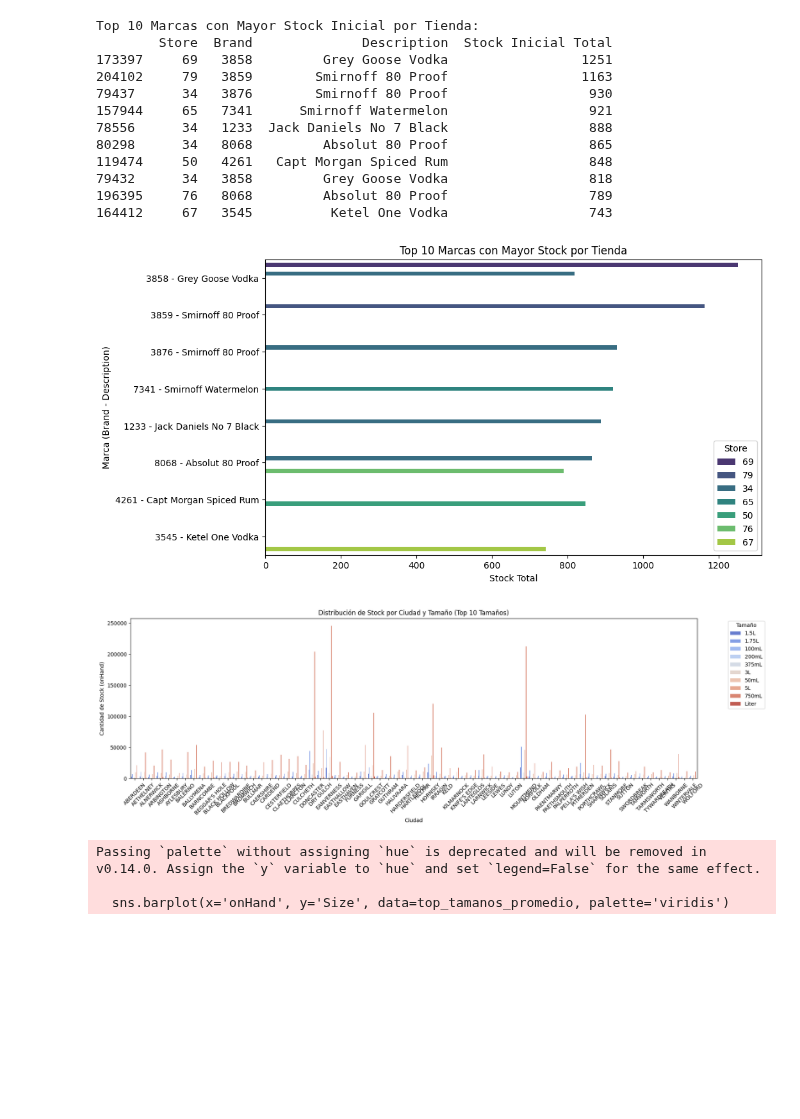
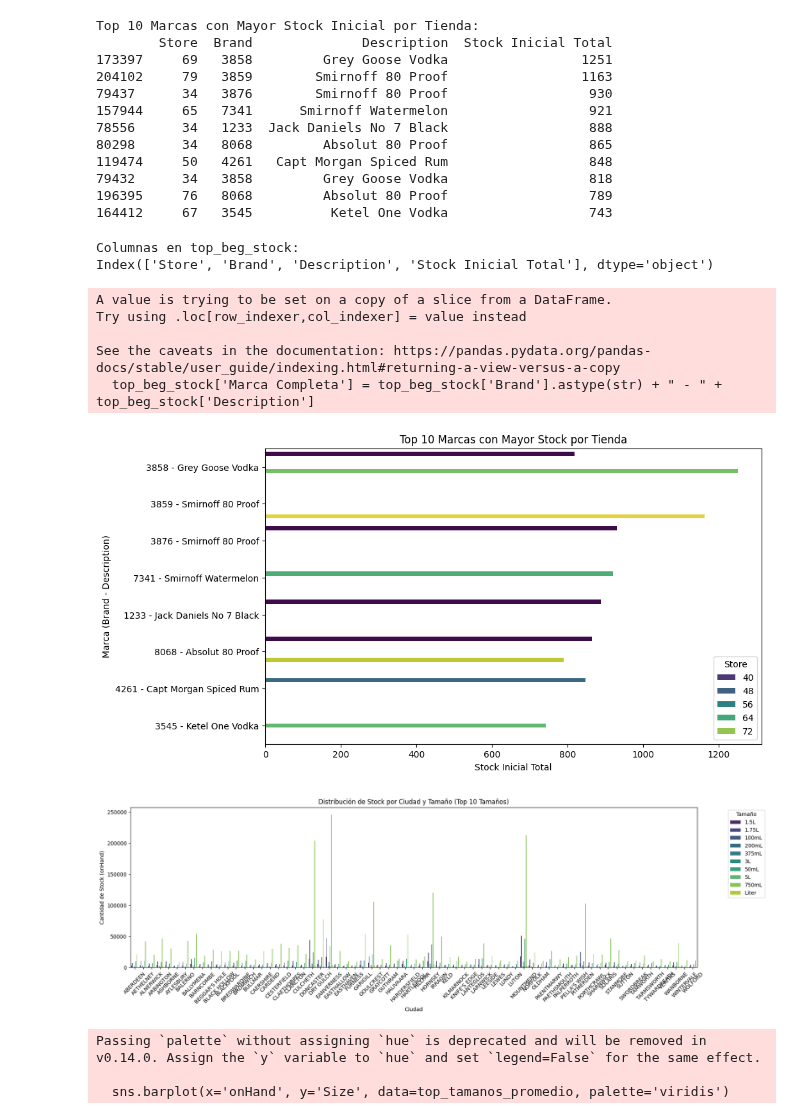
Before and after one commit to danipars/Analisis_Inventario_Distribuidora_Licores_AMCDrinks, a Jupyter notebook: EDA/InventarioInicialTienda.ipynb, the cells around one changed output. Saved outputs shown, nothing was run; the diff lists cells and outputs as text; code cells hidden in the pictures; blank space fills up the shorter version.

Commit message:
segundo update inventarios

```diff
--- a/EDA/InventarioInicialTienda.ipynb
+++ b/EDA/InventarioInicialTienda.ipynb
@@ -247,37 +247,49 @@ Top 10 Marcas con Mayor Stock Inicial por Tienda:
 196395     76   8068         Absolut 80 Proof                  789
 164412     67   3545          Ketel One Vodka                  743
 # %%
+# Verificar los nombres de las columnas en top_beg_stock
+print("Columnas en top_beg_stock:")
+print(top_beg_stock.columns)
+
 # Crear una nueva columna que combine 'Brand' y 'Description' para mostrar en el gráfico
 top_beg_stock['Marca Completa'] = top_beg_stock['Brand'].astype(str) + " - " + top_beg_stock['Description']
 
-# Gráfico de barras horizontales para el top 10 de marcas con mayor stock por tienda
+# Asegúrate de usar el nombre correcto de la columna para el stock
+# Cambia 'Stock Total' por el nombre correcto de la columna que representa el stock total
 plt.figure(figsize=(10, 6))
-sns.barplot(x='Stock Total', y='Marca Completa', hue='Store', data=top_beg_stock, palette='viridis')
+sns.barplot(x='Stock Inicial Total', y='Marca Completa', hue='Store', data=top_beg_stock, palette='viridis')
 
 # Título y etiquetas
 plt.title('Top 10 Marcas con Mayor Stock por Tienda')
-plt.xlabel('Stock Total')
+plt.xlabel('Stock Inicial Total')
 plt.ylabel('Marca (Brand - Description)')
 
 plt.show()
 # %% [output]
+Columnas en top_beg_stock:
+Index(['Store', 'Brand', 'Description', 'Stock Inicial Total'], dtype='object')
+A value is trying to be set on a copy of a slice from a DataFrame.
+Try using .loc[row_indexer,col_indexer] = value instead
+
+See the caveats in the documentation: https://pandas.pydata.org/pandas-docs/stable/user_guide/indexing.html#returning-a-view-versus-a-copy
+  top_beg_stock['Marca Completa'] = top_beg_stock['Brand'].astype(str) + " - " + top_beg_stock['Description']
-[figure, old version]
+[figure, new version]
 # %%
 # Calcular el stock total por tamaño
-stock_por_tamano = df_InventarioInicial.groupby('Size')['onHand'].sum().reset_index()
+stock_por_tamano1 = df_InventarioInicial.groupby('Size')['onHand'].sum().reset_index()
 
 # Seleccionar los 10 tamaños con mayor stock total
-top_tamanos = stock_por_tamano.sort_values(by='onHand', ascending=False).head(10)
+top_tamanos1 = stock_por_tamano1.sort_values(by='onHand', ascending=False).head(10)
 
 # Filtrar el DataFrame original para obtener solo las filas correspondientes a los top 10 tamaños
-df_top_tamanos = df_InventarioInicial[df_InventarioInicial['Size'].isin(top_tamanos['Size'])]
+df_top_tamanos1 = df_InventarioInicial[df_InventarioInicial['Size'].isin(top_tamanos1['Size'])]
 
 # Agrupar por 'City' y 'Size', y sumar el stock
-stock_por_ciudad_y_tamano = df_top_tamanos.groupby(['City', 'Size'])['onHand'].sum().reset_index()
+stock_por_ciudad_y_tamano1 = df_top_tamanos1.groupby(['City', 'Size'])['onHand'].sum().reset_index()
 
 # Crear el gráfico de barras apiladas
 plt.figure(figsize=(18, 6))
-sns.barplot(x='City', y='onHand', hue='Size', data=stock_por_ciudad_y_tamano, palette='coolwarm')
+sns.barplot(x='City', y='onHand', hue='Size', data=stock_por_ciudad_y_tamano1, palette='viridis')
 
 # Etiquetas y título
 plt.title('Distribución de Stock por Ciudad y Tamaño (Top 10 Tamaños)')
@@ -290,7 +302,7 @@ plt.legend(title='Tamaño', bbox_to_anchor=(1.05, 1), loc='upper left')  # Ajust
 plt.tight_layout()  # Ajustar el layout para evitar recortes
 plt.show()
 # %% [output]
-[figure, old version]
+[figure, new version]
 # %%
 # Calcular el stock promedio por tamaño
 promedio_stock_por_tamano = df_InventarioInicial.groupby('Size')['onHand'].mean().reset_index()
```
Also changed, not shown: 1 other file.
